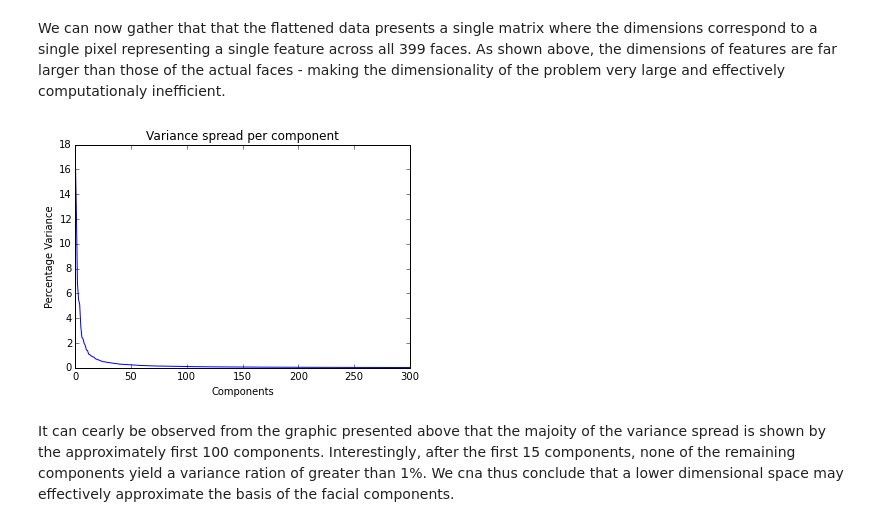
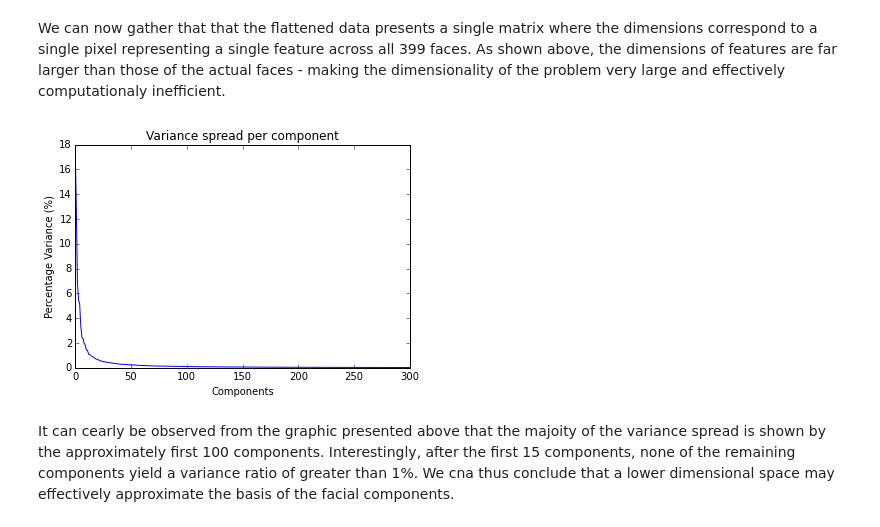
Before and after one commit to aidanlandsberg/Machine-Learning, a Jupyter notebook: Assignment 1/resources/Assignment_1.ipynb, the cells around one changed output. Saved outputs shown, nothing was run; the diff lists cells and outputs as text; code cells hidden in the pictures.

```diff
--- a/Assignment 1/resources/Assignment_1.ipynb
+++ b/Assignment 1/resources/Assignment_1.ipynb
@@ -175,21 +175,21 @@ We can now gather that that the flattened data presents a single matrix where th
 # %%
 from sklearn.decomposition import PCA
 
 pca_data = PCA(n_components=300) # PCA conducted according to 300 components
 PCA_data = pca_data.fit(flat_data)
 var = np.array(PCA_data.explained_variance_ratio_)
 v_n = len(var)
 
 var_flat = var.reshape(1,v_n)
 comp = np.linspace(0.,v_n,v_n)
 
 fig, ax = plt.subplots()
 ax.plot(comp, 100*PCA_data.explained_variance_ratio_)
 ax.set_xlabel('Components')
-ax.set_ylabel('Percentage Variance')
+ax.set_ylabel('Percentage Variance (%)')
 ax.set_title('Variance spread per component');
 plt.show()
 # %% [output]
-[figure, old version]
+[figure, new version]
 # %% [markdown]
-It can cearly be observed from the graphic presented above that the majoity of the variance spread is shown by the approximately first 100 components. Interestingly, after the first 15 components, none of the remaining components yield a variance ration of greater than 1%. We cna thus conclude that a lower dimensional space may effectively approximate the basis of the facial components.
+It can cearly be observed from the graphic presented above that the majoity of the variance spread is shown by the approximately first 100 components. Interestingly, after the first 15 components, none of the remaining components yield a variance ratio of greater than 1%. We cna thus conclude that a lower dimensional space may effectively approximate the basis of the facial components.
```
Also changed, not shown: parts of 4 cells of this notebook.
